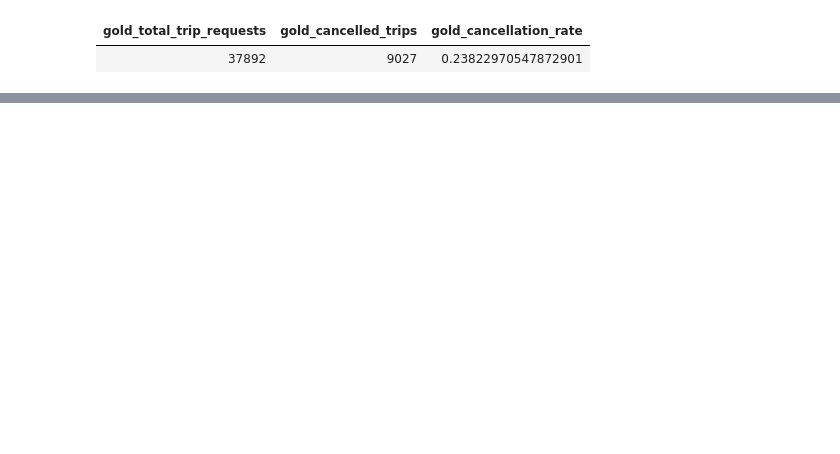
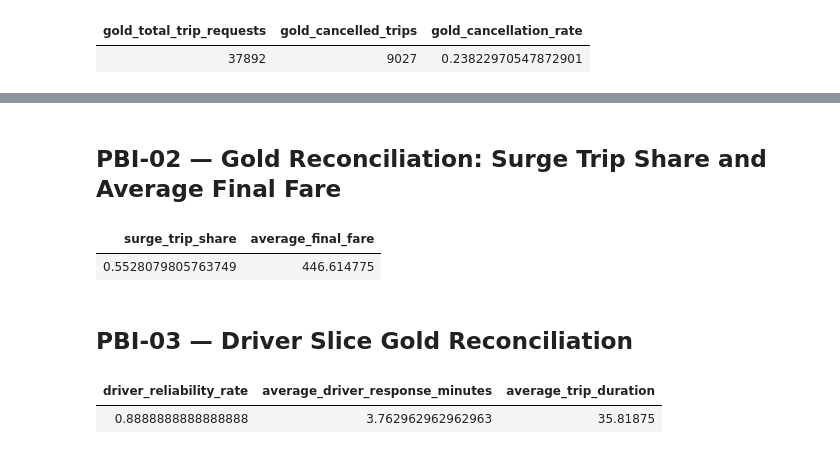
Before and after one commit to geethika626/bvrith-de-c1-team02-trippulse-urban-mobility-analytics, a Jupyter notebook: notebooks/06_powerbi_export.ipynb, the cells around one changed output, grey strips where cells are left out. Drawn from its saved outputs; the diff is of its cells as text; code cells hidden in the pictures; blank space fills up the shorter version.

```diff
--- a/notebooks/06_powerbi_export.ipynb
+++ b/notebooks/06_powerbi_export.ipynb
@@ -822,0 +836,38 @@ display(cancellation_check)
+# %% [markdown]
+## PBI-02 — Gold Reconciliation: Surge Trip Share and Average Final Fare
+# %%
+%sql
+SELECT
+    SUM(surge_trip_count) / NULLIF(SUM(trip_requests), 0) AS surge_trip_share,
+
+    SUM(
+        avg_final_fare_inr * trip_requests * completion_rate
+    )
+    /
+    NULLIF(
+        SUM(trip_requests * completion_rate),
+        0
+    ) AS average_final_fare
+FROM workspace.default.agg_surge_impact_daily
+WHERE operation_date BETWEEN '2026-01-01' AND '2026-01-14';
+# %% [output]
+| surge_trip_share | average_final_fare |
+| 0.5528079805763749 | 446.614775 |
+# %% [markdown]
+## PBI-03 — Driver Slice Gold Reconciliation
+# %%
+%sql
+SELECT
+    SUM(completed_trips) / NULLIF(SUM(assigned_requests), 0) AS driver_reliability_rate,
+
+    SUM(avg_response_minutes * assigned_requests)
+        / NULLIF(SUM(assigned_requests), 0) AS average_driver_response_minutes,
+
+    SUM(avg_trip_duration_minutes * completed_trips)
+        / NULLIF(SUM(completed_trips), 0) AS average_trip_duration
+FROM workspace.default.agg_driver_performance_daily
+WHERE operation_date BETWEEN '2026-01-01' AND '2026-01-14'
+  AND driver_id = 'DRV-000008';
+# %% [output]
+| driver_reliability_rate | average_driver_response_minutes | average_trip_duration |
+| 0.8888888888888888 | 3.762962962962963 | 35.81875 |
```
Also changed, not shown: parts of 6 cells of this notebook.
